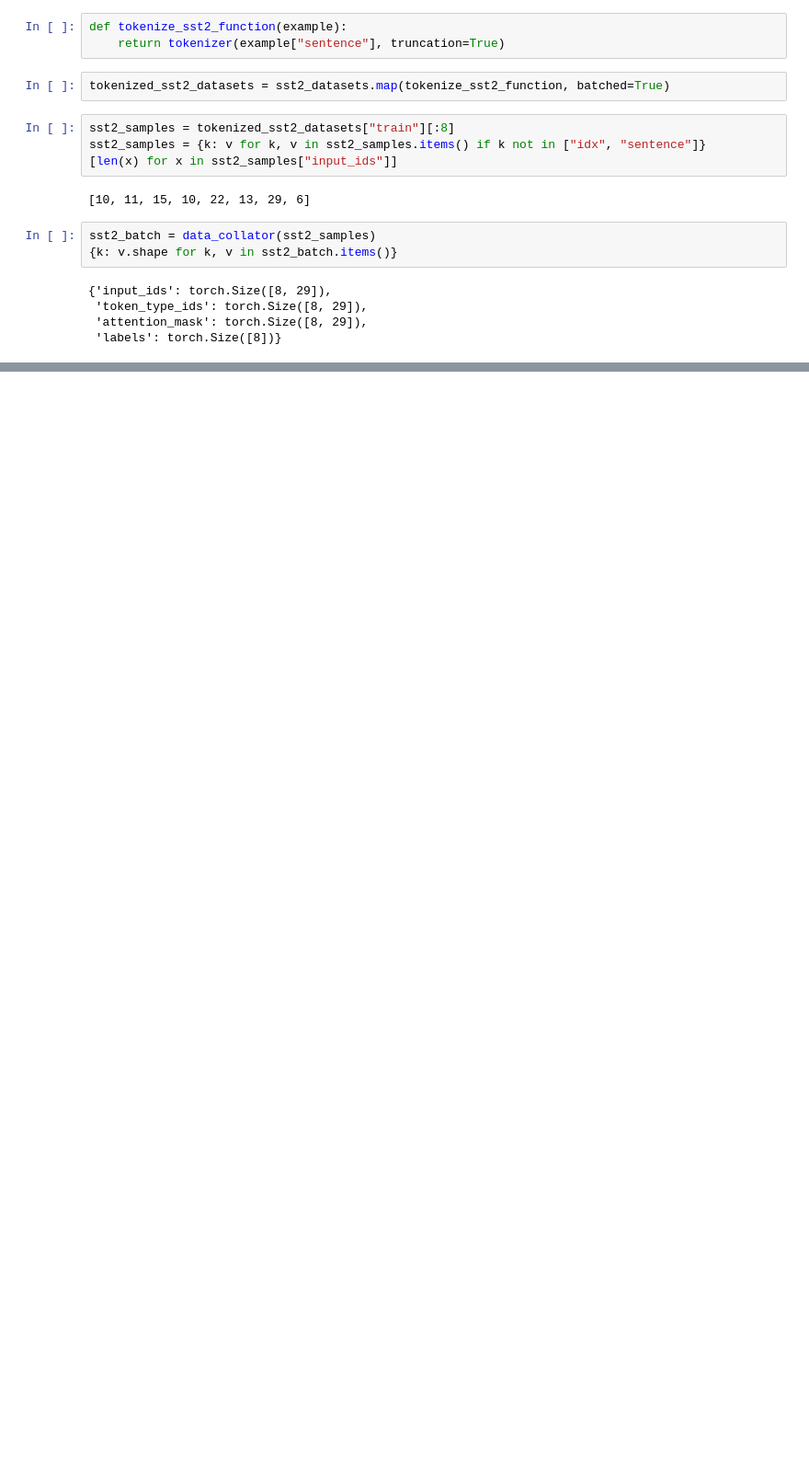
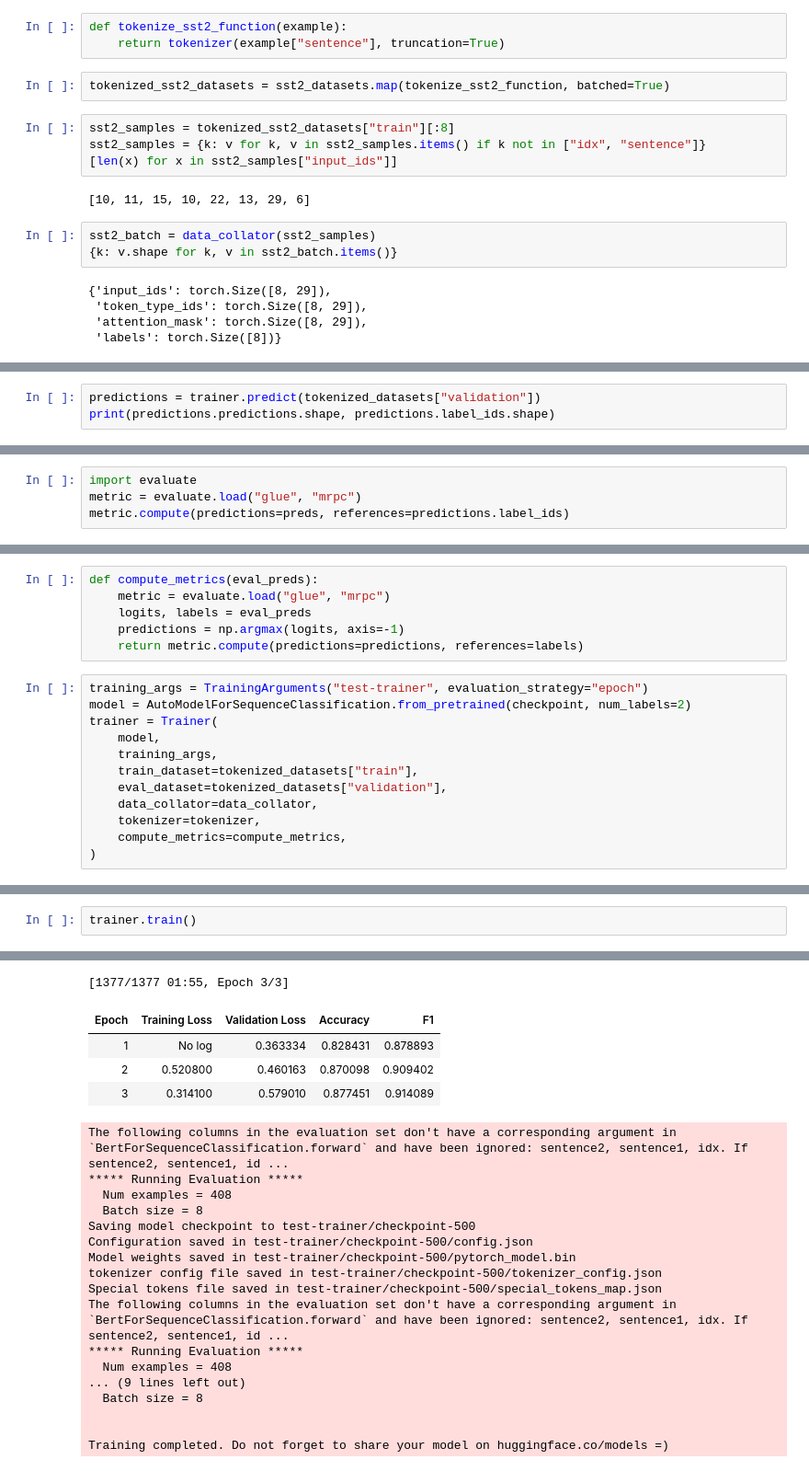
Before and after one commit to ptah23/nlp-transformers-course-notebooks, a Jupyter notebook: 3.Fine-tuning.ipynb, the cells around one changed output, grey strips where cells are left out. Shown at 92% size. Cells and saved outputs as stored; diff of their text form; blank space fills up the shorter version.

```diff
--- a/3.Fine-tuning.ipynb
+++ b/3.Fine-tuning.ipynb
@@ -177,0 +290,3 @@ sst2_batch = data_collator(sst2_samples)
+# %%
+predictions = trainer.predict(tokenized_datasets["validation"])
+print(predictions.predictions.shape, predictions.label_ids.shape)
@@ -177,0 +345,4 @@ sst2_batch = data_collator(sst2_samples)
+# %%
+import evaluate
+metric = evaluate.load("glue", "mrpc")
+metric.compute(predictions=preds, references=predictions.label_ids)
@@ -177,0 +351,18 @@ sst2_batch = data_collator(sst2_samples)
+# %%
+def compute_metrics(eval_preds):
+    metric = evaluate.load("glue", "mrpc")
+    logits, labels = eval_preds
+    predictions = np.argmax(logits, axis=-1)
+    return metric.compute(predictions=predictions, references=labels)
+# %%
+training_args = TrainingArguments("test-trainer", evaluation_strategy="epoch")
+model = AutoModelForSequenceClassification.from_pretrained(checkpoint, num_labels=2)
+trainer = Trainer(
+    model,
+    training_args,
+    train_dataset=tokenized_datasets["train"],
+    eval_dataset=tokenized_datasets["validation"],
+    data_collator=data_collator,
+    tokenizer=tokenizer,
+    compute_metrics=compute_metrics,
+)
@@ -177,0 +387,3 @@ sst2_batch = data_collator(sst2_samples)
+# %%
+trainer.train()
+# %% [output]
@@ -177,0 +399,22 @@ sst2_batch = data_collator(sst2_samples)
+[1377/1377 01:55, Epoch 3/3]
+| Epoch | Training Loss | Validation Loss | Accuracy | F1 |
+| 1 | No log | 0.363334 | 0.828431 | 0.878893 |
+| 2 | 0.520800 | 0.460163 | 0.870098 | 0.909402 |
+| 3 | 0.314100 | 0.579010 | 0.877451 | 0.914089 |
+The following columns in the evaluation set don't have a corresponding argument in `BertForSequenceClassification.forward` and have been ignored: sentence2, sentence1, idx. If sentence2, sentence1, id ...
+***** Running Evaluation *****
+  Num examples = 408
+  Batch size = 8
+Saving model checkpoint to test-trainer/checkpoint-500
+Configuration saved in test-trainer/checkpoint-500/config.json
+Model weights saved in test-trainer/checkpoint-500/pytorch_model.bin
+tokenizer config file saved in test-trainer/checkpoint-500/tokenizer_config.json
+Special tokens file saved in test-trainer/checkpoint-500/special_tokens_map.json
+The following columns in the evaluation set don't have a corresponding argument in `BertForSequenceClassification.forward` and have been ignored: sentence2, sentence1, idx. If sentence2, sentence1, id ...
+***** Running Evaluation *****
+  Num examples = 408
+... (9 lines left out)
+  Batch size = 8
+
+
+Training completed. Do not forget to share your model on huggingface.co/models =)
```
Also changed, not shown: parts of 24 cells of this notebook.
